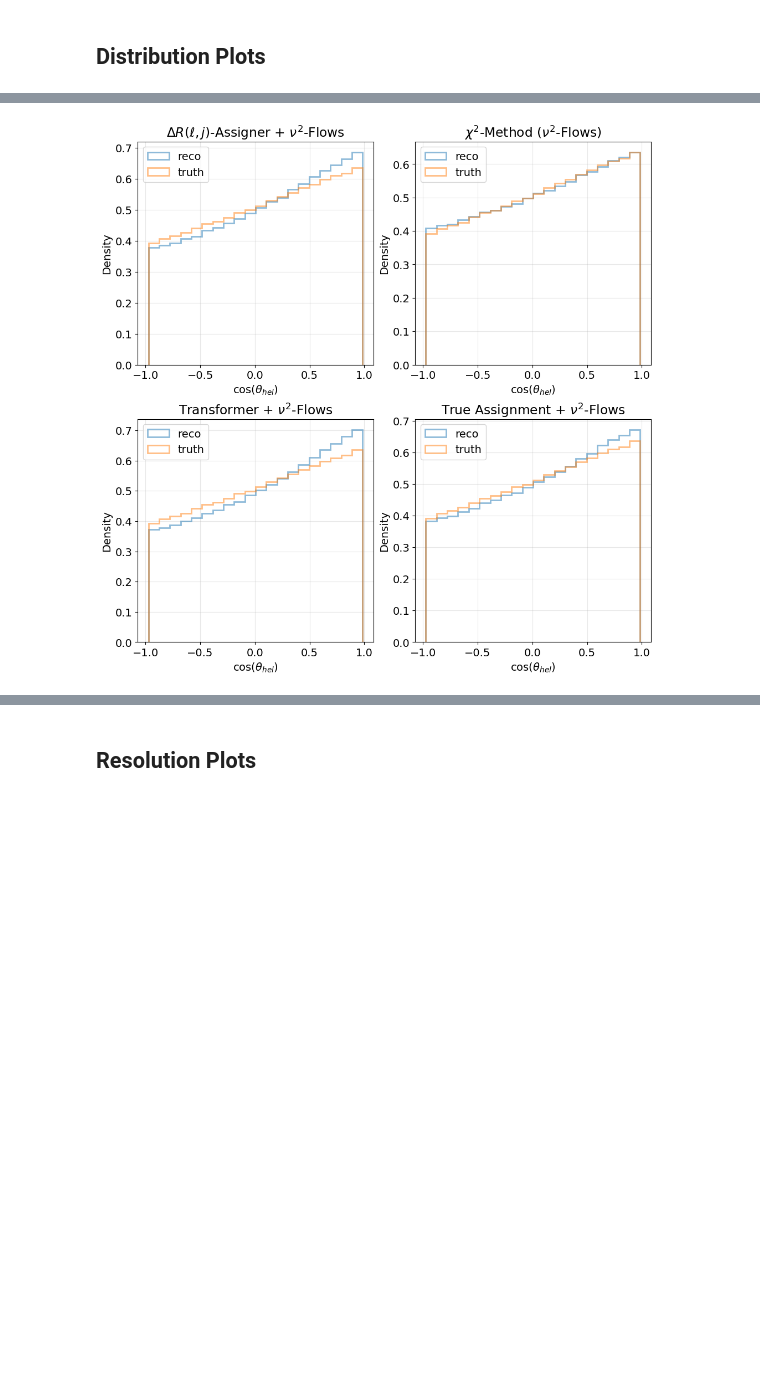
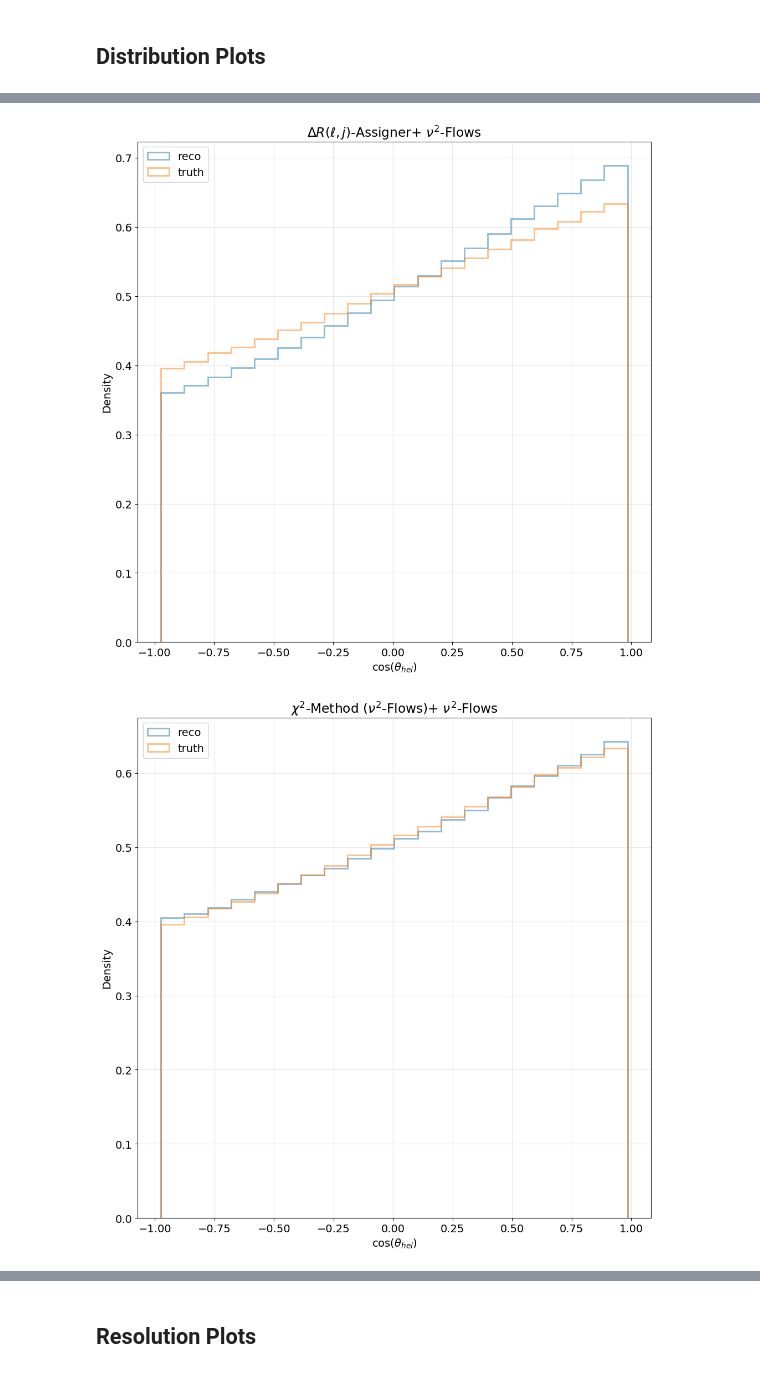
Before and after one commit to simi216/mva-trainer, a Jupyter notebook: notebooks/EvaluateModel.ipynb, the cells around one changed output, grey strips where cells are left out. Cells and saved outputs as stored; diff of their text form; code cells hidden in the pictures; blank space fills up the shorter version.

```diff
--- a/notebooks/EvaluateModel.ipynb
+++ b/notebooks/EvaluateModel.ipynb
@@ -6,6 +6,7 @@ This notebook evaluates the performance of the trained transformer model against
 ## Setup and Data Loading
 # %%
 import sys
+
 sys.path.append("..")
 
 from core.DataLoader import DataPreprocessor, get_load_config_from_yaml
@@ -18,9 +19,10 @@ import core
 import os
 
 # Configuration
-PLOTS_DIR = "plots/assignment_transformer_HLF/"
-MODEL_DIR = "../models/FeatureConcatTransformer_HLF_d256_l6_h8"
-CONFIG_PATH = "../config/workspace_config_HLF.yaml"
+PLOTS_DIR = "plots/assignment_cross_attention_transformer/"
+MODEL_DIR = "../models/CrossAttentionTransformer_d256_l6_h8"
+#MODEL_DIR = "models/mixed_model/"
+CONFIG_PATH = "../config/workspace_config.yaml"
 
 # Create directories
 os.makedirs(PLOTS_DIR, exist_ok=True)
@@ -37,11 +39,8 @@ with open(CONFIG_PATH, "r") as file:
     data_configs = yaml.safe_load(file)
 
 data_config = DataProcessor.load_from_npz(
-    data_configs["data_path"]["nominal"],
-    max_events=1000000
+    data_configs["data_path"]["nominal"], max_events=5_000_000
 )
-X_train, y_train, X_val, y_val = DataProcessor.split_data(test_size=0.99)
+X_val, y_val = DataProcessor.get_data()
 del DataProcessor
-
-print(f"Loaded {len(X_train['jet'])} training events and {len(X_val['jet'])} validation events")
 # %% [output]
@@ -61,7 +59,7 @@ Loaded 9986 training events and 988678 validation events
 # %%
 reload(Models)
 reload(core)
-TransformerMatcher = Models.FeatureConcatTransformer(data_config, name=r"Transformer + $\nu^2$-Flows")
+TransformerMatcher = Models.FeatureConcatTransformer(data_config, name=r"CrossAttentionTransformer")
 # %% [output]
 FeatureConcatTransformer is designed for classification tasks; regression targets will be ignored.
 # %%
@@ -87,13 +85,10 @@ chi_square = BaselineMethods.ChiSquareAssigner(
     use_nu_flows_for_assignment=True,
     top_mass=173.5e3,
 )
-ground_truth_assigner = GroundTruthReconstructor(
-    data_config, name=r"True Assignment + $\nu^2$-Flows", use_nu_flows=True
-)
+ground_truth_assigner = GroundTruthReconstructor(data_config, use_nu_flows=True)
 evaluator = Evaluation.ReconstructionEvaluator(
     [
         delta_r_assigner,
-        #chi_square_true_nu,
         chi_square,
         TransformerMatcher,
         ground_truth_assigner,
@@ -121,5 +207,7 @@ fig.savefig(f"{PLOTS_DIR}/ttbar_mass_deviation_distribution.pdf", bbox_inches="t
 # %%
-fig, axes = evaluator.plot_c_hel_distributions(bins = 20)
-fig.savefig(f"{PLOTS_DIR}/c_hel_distributions.pdf", bbox_inches="tight")
+fig, axes = evaluator.plot_c_hel_distributions(bins=20, save_individual_plots=True)
+for index, figure in enumerate(fig):
+    figure.savefig(f"{PLOTS_DIR}/c_hel_distributions_{index}.pdf", bbox_inches="tight")
 # %% [output]
-[figure, old version]
+[figure, new version]
+[figure, added]
```
Also changed, not shown: parts of 29 cells of this notebook, 28 other files.
